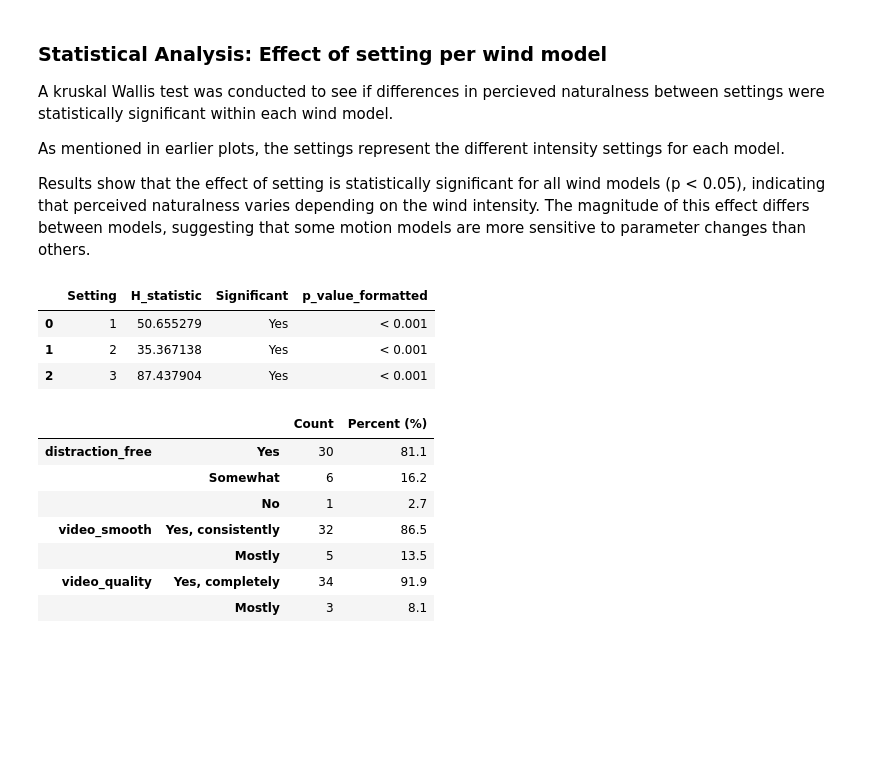
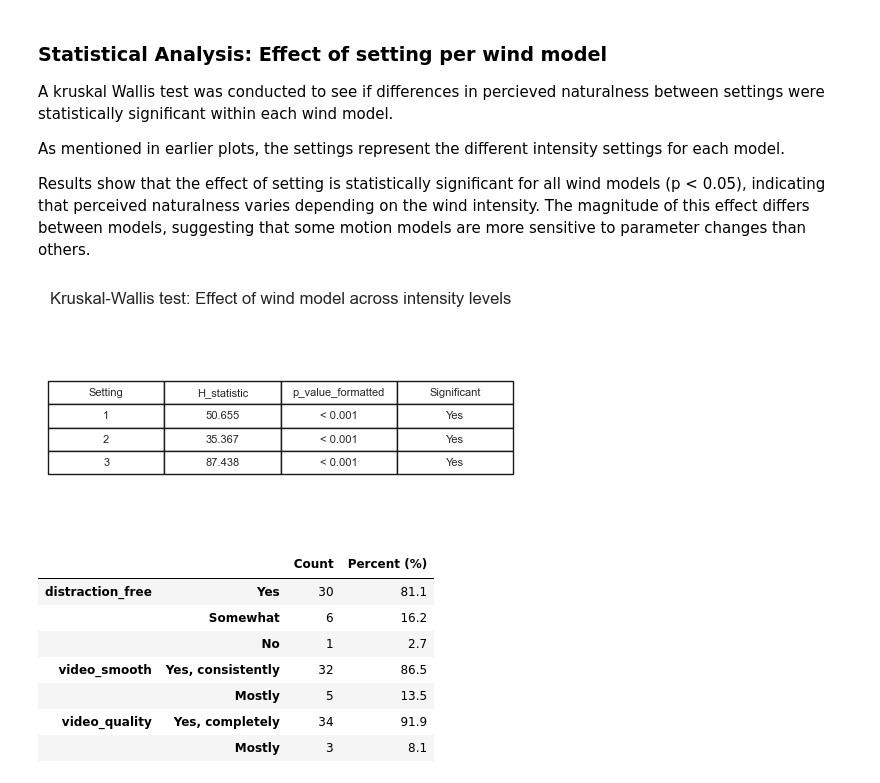
Before and after one commit to fhagerstrom/tree-motion-analysis, a Jupyter notebook: DV1583_fahg19_userStudyAnalysis.ipynb, the cells around one changed output. Cells and saved outputs as stored; diff of their text form; code cells hidden in the pictures; blank space fills up the shorter version.

```diff
--- a/DV1583_fahg19_userStudyAnalysis.ipynb
+++ b/DV1583_fahg19_userStudyAnalysis.ipynb
@@ -405,37 +430,62 @@ results_models = []
 
 for setting in sorted(df_long["Setting"].unique()):
     groups = [
         g["rating_num"].values
         for _, g in df_long[df_long["Setting"] == setting].groupby("WindModel", sort=True)
     ]
 
     stat, p = kruskal(*groups)
 
     results_models.append({
         "Setting": setting,
         "H_statistic": stat,
         "p_value": p,
         "Significant (p < 0.05)": p < 0.05
     })
 
 df_models = pd.DataFrame(results_models)
 
 # SAME formatting style as your other table
 df_models["Significant"] = df_models["p_value"].apply(
     lambda x: "Yes" if x < 0.05 else "No"
 )
 
 df_models["p_value_formatted"] = df_models["p_value"].apply(format_p)
 
 # drop raw columns for clean thesis output
 df_models = df_models.drop(columns=["Significant (p < 0.05)", "p_value"])
 
 df_models
+
+df_models_export = df_models.copy()
+
+df_models_export["H_statistic"] = df_models_export["H_statistic"].round(3)
+
+df_models_export = df_models_export[[
+    "Setting",
+    "H_statistic",
+    "p_value_formatted",
+    "Significant"
+]]
+
+fig, ax = plt.subplots(figsize=(6, 2.5))
+ax.axis("off")
+
+table = ax.table(
+    cellText=df_models_export.values,
+    colLabels=df_models_export.columns,
+    cellLoc="center",
+    loc="center"
+)
+
+table.scale(1, 1.4)
+
+plt.title("Kruskal-Wallis test: Effect of wind model across intensity levels", pad=20)
+
+plt.savefig("figures/kruskal_across_models.png", dpi=300, bbox_inches="tight")
+plt.show()
 # %% [output]
-|  | Setting | H_statistic | Significant | p_value_formatted |
-| 0 | 1 | 50.655279 | Yes | < 0.001 |
-| 1 | 2 | 35.367138 | Yes | < 0.001 |
-| 2 | 3 | 87.437904 | Yes | < 0.001 |
+[figure, added]
 # %%
 viewing_summary = pd.concat(
     {col: summary_table(col) for col in [
```
Also changed, not shown: parts of 3 cells of this notebook, 5 other files.
